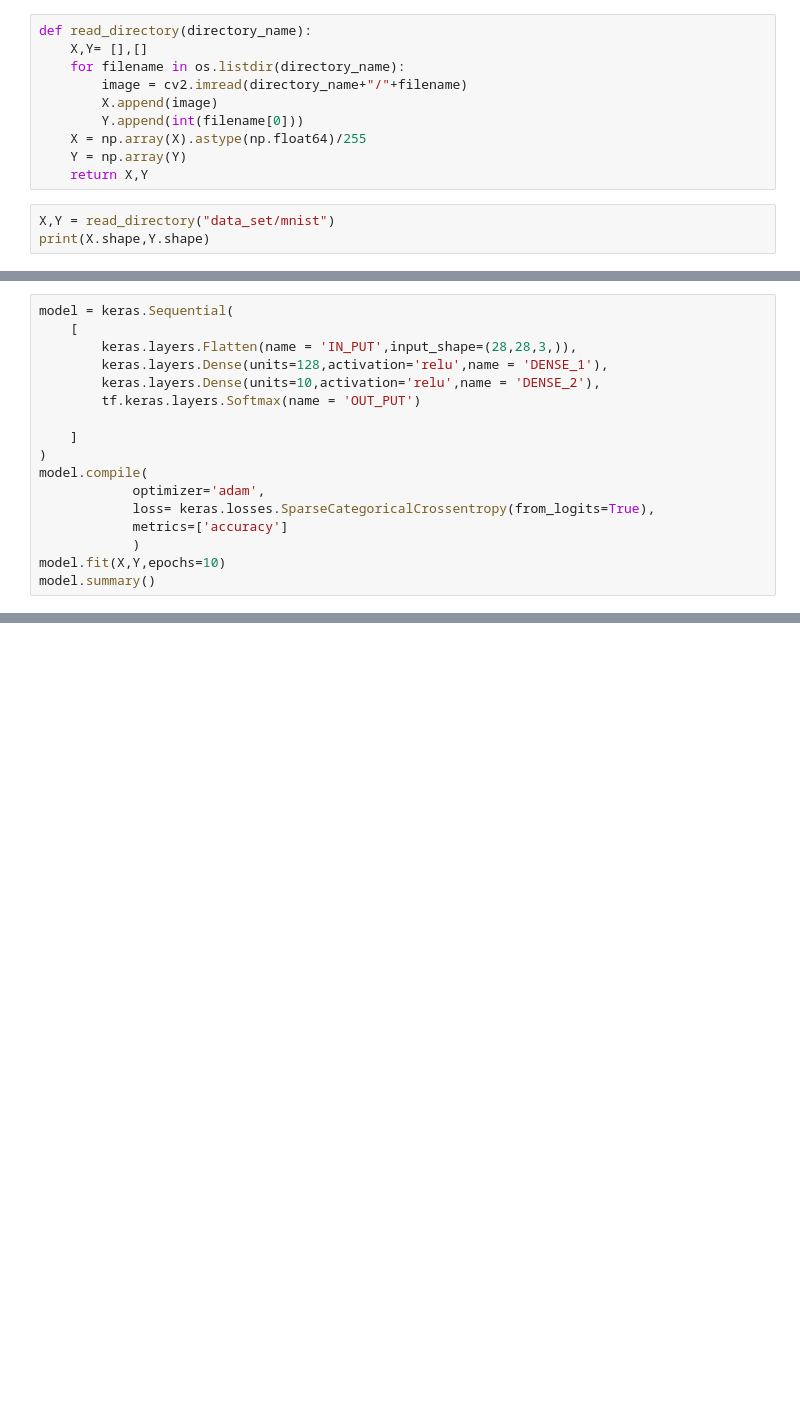
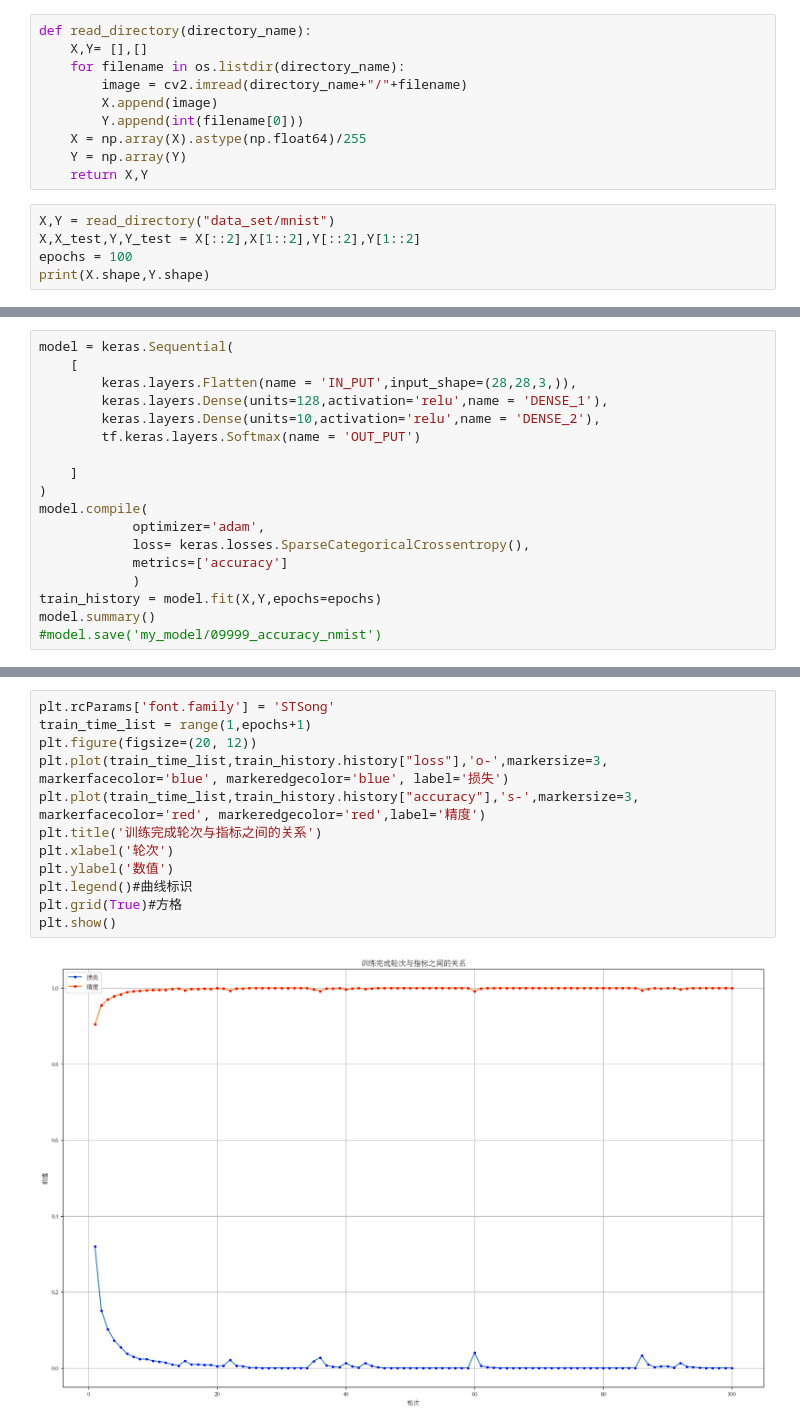
Before and after one commit to LOVEMOSTISBUG/ML, a Jupyter notebook: tensorflow_achieve/多层神经网络_数字识别以及预测.ipynb, the cells around one changed output, grey strips where cells are left out. Drawn from its saved outputs; the diff is of its cells as text; blank space fills up the shorter version.

```diff
--- a/tensorflow_achieve/多层神经网络_数字识别以及预测.ipynb
+++ b/tensorflow_achieve/多层神经网络_数字识别以及预测.ipynb
@@ -17,5 +18,7 @@ def read_directory(directory_name):
     return X,Y
 # %%
 X,Y = read_directory("data_set/mnist")
+X,X_test,Y,Y_test = X[::2],X[1::2],Y[::2],Y[1::2]
+epochs = 100
 print(X.shape,Y.shape)
 # %% [output]
@@ -32,9 +35,10 @@ model = keras.Sequential(
 )
 model.compile(
             optimizer='adam',
-            loss= keras.losses.SparseCategoricalCrossentropy(from_logits=True),
+            loss= keras.losses.SparseCategoricalCrossentropy(),
             metrics=['accuracy']
             )
-model.fit(X,Y,epochs=10)
+train_history = model.fit(X,Y,epochs=epochs)
 model.summary()
+#model.save('my_model/09999_accuracy_nmist')
 # %% [output]
@@ -70 +76,15 @@ print(np.argmax(predictions[0]))
 6
+# %%
+plt.rcParams['font.family'] = 'STSong'
+train_time_list = range(1,epochs+1)
+plt.figure(figsize=(20, 12))
+plt.plot(train_time_list,train_history.history["loss"],'o-',markersize=3, markerfacecolor='blue', markeredgecolor='blue', label='损失')
+plt.plot(train_time_list,train_history.history["accuracy"],'s-',markersize=3, markerfacecolor='red', markeredgecolor='red',label='精度')
+plt.title('训练完成轮次与指标之间的关系')
+plt.xlabel('轮次')
+plt.ylabel('数值')
+plt.legend()#曲线标识
+plt.grid(True)#方格
+plt.show()
+# %% [output]
+[figure, added]
```
Also changed, not shown: parts of 4 cells of this notebook, 7 other files.
